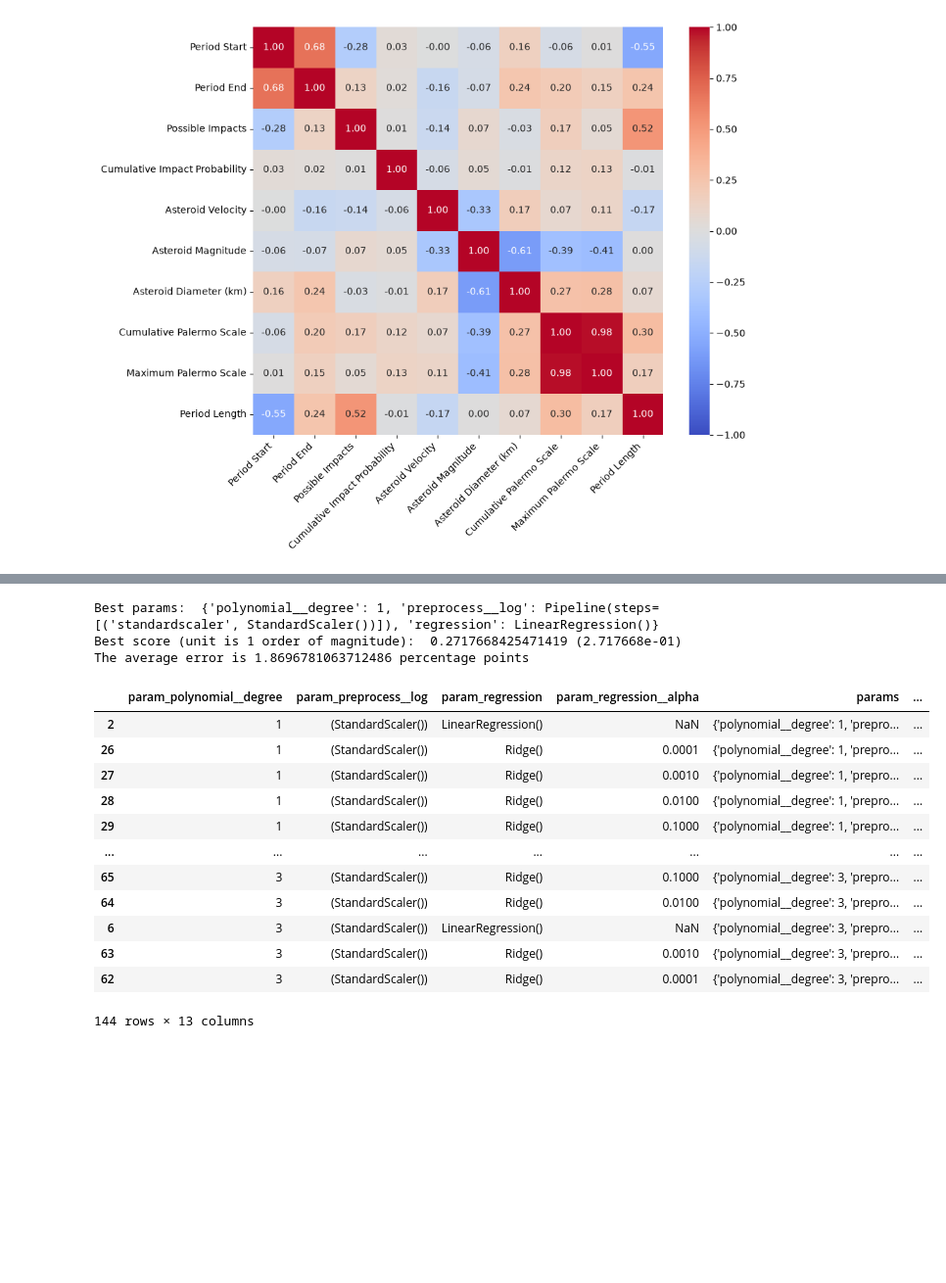
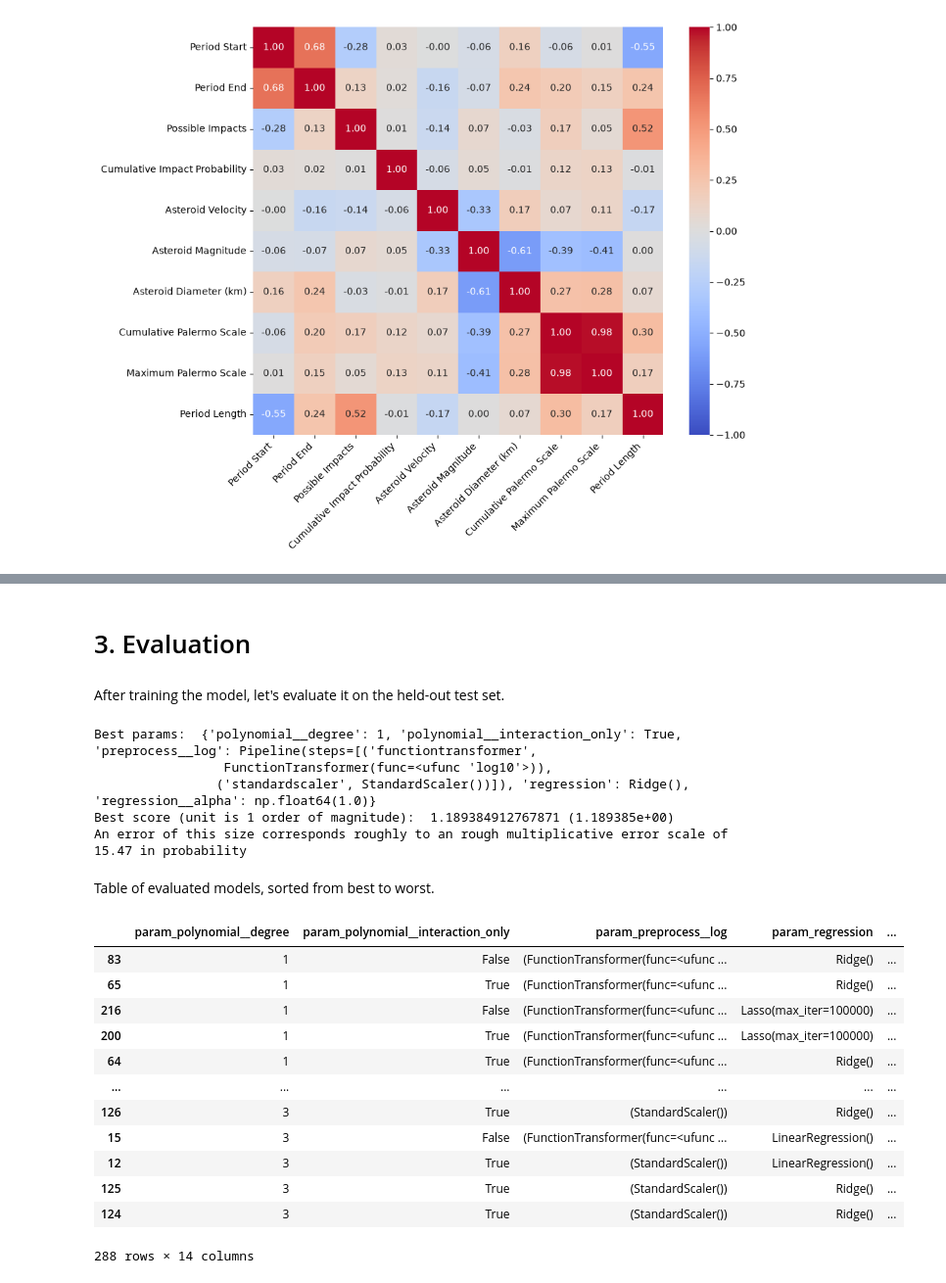
Before and after one commit to mwojtyna/uj, a Jupyter notebook: data-science/4_Assignment_Regression_advanced.ipynb, the cells around one changed output, grey strips where cells are left out. Shown at 98% size. Saved outputs shown, nothing was run; the diff lists cells and outputs as text; code cells hidden in the pictures; blank space fills up the shorter version.

```diff
--- a/data-science/4_Assignment_Regression_advanced.ipynb
+++ b/data-science/4_Assignment_Regression_advanced.ipynb
@@ -119,12 +127,11 @@ Let's prepare the data transformation pipeline. We will also use log10 to transf
 # %%
-log_columns = ["Possible Impacts", "Asteroid Diameter (km)"]
-common = [StandardScaler()]
+common_transforms = [StandardScaler()]
 log_transformer = FunctionTransformer(np.log10)
 
 preprocessing = ColumnTransformer([
     ("text", "drop", make_column_selector(dtype_include=str)),
-    ("log", make_pipeline(log_transformer, *common), log_columns),
-], remainder=make_pipeline(*common))
+    ("log", make_pipeline(log_transformer, *common_transforms), ["Possible Impacts", "Asteroid Diameter (km)"]),
+], remainder=make_pipeline(*common_transforms))
 pipeline = Pipeline([
     ("preprocess", preprocessing),
     ("polynomial", PolynomialFeatures()),
@@ -132,28 +139,31 @@ pipeline = Pipeline([
     ("regression", LinearRegression())
 ])
 
+interaction_only_options = [True, False]
 log_options = [
-    make_pipeline(*common),
-    make_pipeline(log_transformer, *common),
+    make_pipeline(*common_transforms),
+    make_pipeline(log_transformer, *common_transforms),
 ]
 degrees = [0, 1, 2, 3]
 alphas = np.logspace(-4, 4, 9)
-lasso_alphas = np.logspace(-3, 4, 8)
+lasso_alphas = np.logspace(-2, 4, 8)
+common_params = {
+    "polynomial__degree": degrees,
+    "polynomial__interaction_only": interaction_only_options,
+    "preprocess__log": log_options,
+}
 param_grid = [
     {
-        "polynomial__degree": degrees,
-        "preprocess__log": log_options,
+        **common_params,
         "regression": [LinearRegression()],
     },
     {
-        "polynomial__degree": degrees,
-        "preprocess__log": log_options,
+        **common_params,
         "regression": [Ridge()],
         "regression__alpha": alphas,
     },
     {
-        "polynomial__degree": degrees,
-        "preprocess__log": log_options,
+        **common_params,
         "regression": [Lasso(max_iter=100000)],
         "regression__alpha": lasso_alphas,
     },
@@ -165,34 +175,44 @@ grid_search = GridSearchCV(
     scoring="neg_root_mean_squared_error",
 )
 
-X = impacts.drop(columns=["Cumulative Impact Probability"])
+X = impacts.drop(columns=["Cumulative Impact Probability", "Cumulative Palermo Scale", "Maximum Palermo Scale"])
 y = np.log10(impacts["Cumulative Impact Probability"])
 X_train, X_test, y_train, y_test = train_test_split(X, y, test_size=0.2, random_state=42)
 
 _ = grid_search.fit(X_train, y_train)
+# %% [markdown]
+# 3. Evaluation
+# %% [markdown]
+After training the model, let's evaluate it on the held-out test set.
 # %%
-best_score = -grid_search.score(X_test, y_test)
+best_score = -grid_search.score(X_test, y_test) # because of an implementation detail in scikit-learn, the score they use is a negative of the actual score
 
 print("Best params: ", grid_search.best_params_)
 print("Best score (unit is 1 order of magnitude): ", f"{best_score} ({best_score:e})")
-print(f"The average error is {10**best_score} percentage points")
+print(
+    f"An error of this size corresponds roughly to an rough multiplicative error scale of {10 ** best_score:.2f} in probability")
 # %% [output]
-Best params:  {'polynomial__degree': 1, 'preprocess__log': Pipeline(steps=[('standardscaler', StandardScaler())]), 'regression': LinearRegression()}
-Best score (unit is 1 order of magnitude):  0.2717668425471419 (2.717668e-01)
-The average error is 1.8696781063712486 percentage points
+Best params:  {'polynomial__degree': 1, 'polynomial__interaction_only': True, 'preprocess__log': Pipeline(steps=[('functiontransformer',
+                 FunctionTransformer(func=<ufunc 'log10'>)),
+                ('standardscaler', StandardScaler())]), 'regression': Ridge(), 'regression__alpha': np.float64(1.0)}
+Best score (unit is 1 order of magnitude):  1.189384912767871 (1.189385e+00)
+An error of this size corresponds roughly to an rough multiplicative error scale of 15.47 in probability
+# %% [markdown]
+Table of evaluated models, sorted from best to worst.
 # %%
-pd.DataFrame(grid_search.cv_results_).drop(columns=["mean_fit_time", "std_fit_time", "mean_score_time", "std_score_time"]).sort_values("rank_test_score")
+pd.DataFrame(grid_search.cv_results_).drop(
+    columns=["mean_fit_time", "std_fit_time", "mean_score_time", "std_score_time"]).sort_values("rank_test_score")
 # %% [output]
-|  | param_polynomial__degree | param_preprocess__log | param_regression | param_regression__alpha | params | ... |
-| 2 | 1 | (StandardScaler()) | LinearRegression() | NaN | {'polynomial__degree': 1, 'prepro... | ... |
-| 26 | 1 | (StandardScaler()) | Ridge() | 0.0001 | {'polynomial__degree': 1, 'prepro... | ... |
-| 27 | 1 | (StandardScaler()) | Ridge() | 0.0010 | {'polynomial__degree': 1, 'prepro... | ... |
-| 28 | 1 | (StandardScaler()) | Ridge() | 0.0100 | {'polynomial__degree': 1, 'prepro... | ... |
-| 29 | 1 | (StandardScaler()) | Ridge() | 0.1000 | {'polynomial__degree': 1, 'prepro... | ... |
-| ... | ... | ... | ... | ... | ... | ... |
-| 65 | 3 | (StandardScaler()) | Ridge() | 0.1000 | {'polynomial__degree': 3, 'prepro... | ... |
-| 64 | 3 | (StandardScaler()) | Ridge() | 0.0100 | {'polynomial__degree': 3, 'prepro... | ... |
-| 6 | 3 | (StandardScaler()) | LinearRegression() | NaN | {'polynomial__degree': 3, 'prepro... | ... |
-| 63 | 3 | (StandardScaler()) | Ridge() | 0.0010 | {'polynomial__degree': 3, 'prepro... | ... |
-| 62 | 3 | (StandardScaler()) | Ridge() | 0.0001 | {'polynomial__degree': 3, 'prepro... | ... |
+|  | param_polynomial__degree | param_polynomial__interaction_only | param_preprocess__log | param_regression | ... |
+| 83 | 1 | False | (FunctionTransformer(func=<ufunc ... | Ridge() | ... |
+| 65 | 1 | True | (FunctionTransformer(func=<ufunc ... | Ridge() | ... |
+| 216 | 1 | False | (FunctionTransformer(func=<ufunc ... | Lasso(max_iter=100000) | ... |
+| 200 | 1 | True | (FunctionTransformer(func=<ufunc ... | Lasso(max_iter=100000) | ... |
+| 64 | 1 | True | (FunctionTransformer(func=<ufunc ... | Ridge() | ... |
+| ... | ... | ... | ... | ... | ... |
+| 126 | 3 | True | (StandardScaler()) | Ridge() | ... |
+| 15 | 3 | False | (FunctionTransformer(func=<ufunc ... | LinearRegression() | ... |
+| 12 | 3 | True | (StandardScaler()) | LinearRegression() | ... |
+| 125 | 3 | True | (StandardScaler()) | Ridge() | ... |
+| 124 | 3 | True | (StandardScaler()) | Ridge() | ... |
-144 rows × 13 columns
+288 rows × 14 columns
```
Also changed, not shown: parts of 22 cells of this notebook.
